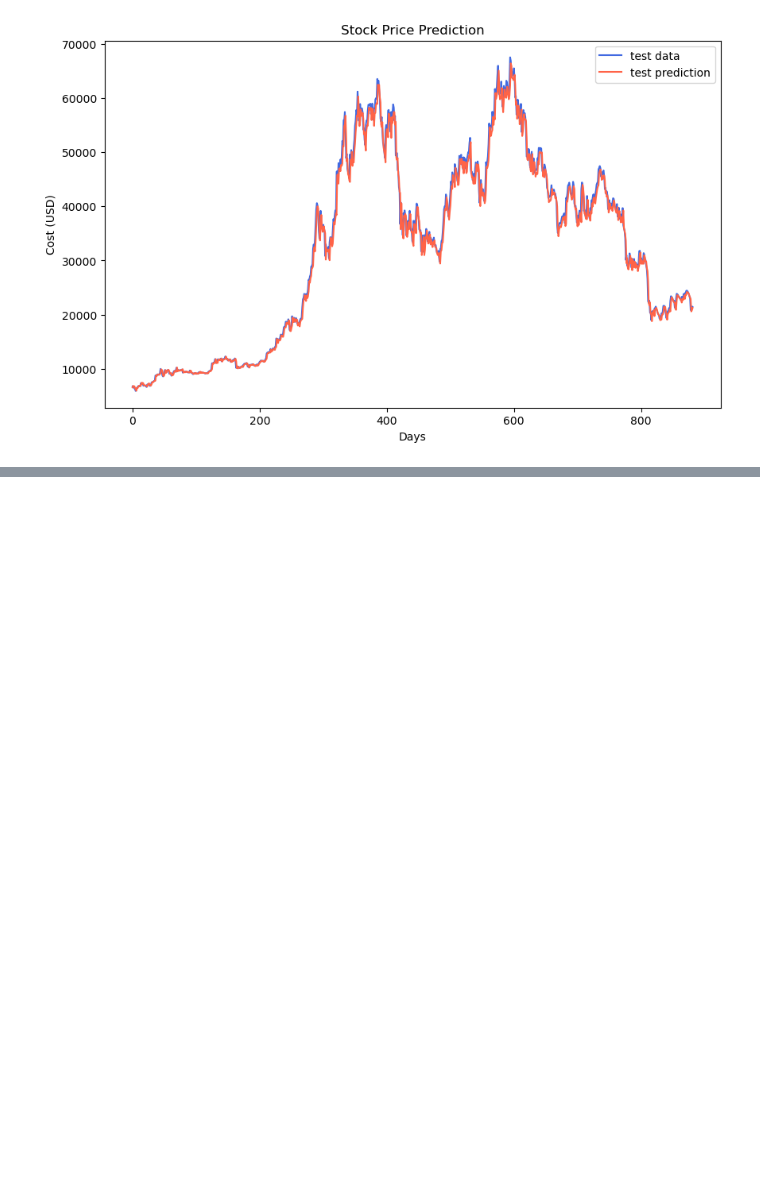
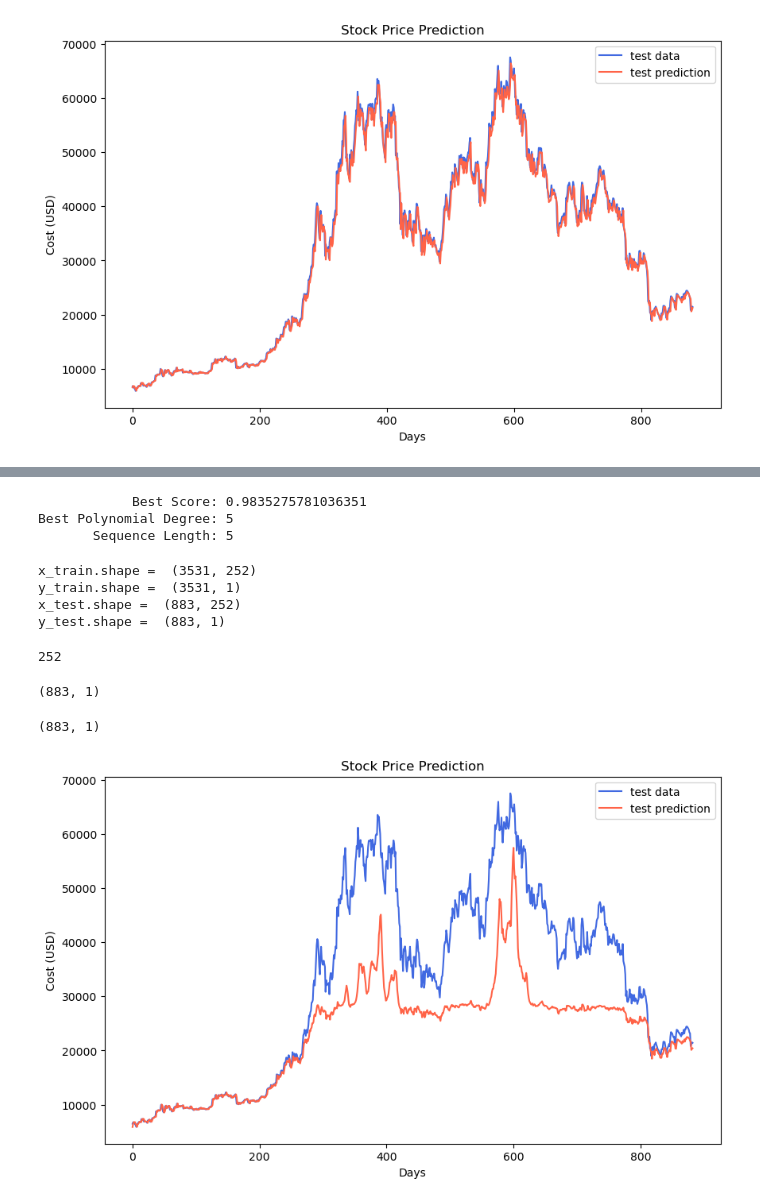
Before and after one commit to ethanchang34/crypto-forecast, a Jupyter notebook: ablation_study_figures.ipynb, the cells around one changed output, grey strips where cells are left out. Drawn from its saved outputs; the diff is of its cells as text; code cells hidden in the pictures; blank space fills up the shorter version.

```diff
--- a/ablation_study_figures.ipynb
+++ b/ablation_study_figures.ipynb
@@ -179,0 +287,20 @@ plt.savefig('figures/svr/test_prediction.png')
+# %%
+best_score = -1*np.inf
+best_lr = None
+best_len = 0
+best_degree = 0
+
+for i in range(len(sequence_len)):
+    for j in range(len(poly_degree)):
+        seq_len = sequence_len[i]
+        poly_deg = poly_degree[j]
+        model = lr_grid_search[len(poly_degree)*i+j]
+        score = model.best_score_
+        print('Best LR Model for Sequence Length:', seq_len)
+        print('                Polynomial Degree:', poly_deg)
+        print('                            Score:', score)
+        if score > best_score:
+            best_score = score
+            best_lr = model
+            best_len = seq_len
+            best_degree = poly_deg
@@ -179,0 +325,40 @@ plt.savefig('figures/svr/test_prediction.png')
+# %%
+print('            Best Score:', best_score)
+print('Best Polynomial Degree:', best_degree)
+print('       Sequence Length:', best_len)
+# %% [output]
+            Best Score: 0.9835275781036351
+Best Polynomial Degree: 5
+       Sequence Length: 5
+# %%
+x_train,y_train,x_test,y_test = get_train_test_data(price, best_len, poly_degree=best_degree)
+# %% [output]
+x_train.shape =  (3531, 252)
+y_train.shape =  (3531, 1)
+x_test.shape =  (883, 252)
+y_test.shape =  (883, 1)
+# %%
+best_lr.n_features_in_
+# %% [output]
+252
+# %%
+y_test_pred = best_lr.predict(x_test)
+# %%
+y_test.shape
+# %% [output]
+(883, 1)
+# %%
+y_test_pred.reshape(-1,1).shape
+# %% [output]
+(883, 1)
+# %%
+fig = plt.figure(figsize=(10,6))
+plt.plot(scaler.inverse_transform(y_test), color='royalblue', label='test data')
+plt.plot(scaler.inverse_transform(y_test_pred.reshape(-1,1)), color='tomato', label='test prediction')
+plt.title('Stock Price Prediction')
+plt.ylabel('Cost (USD)')
+plt.xlabel('Days')
+plt.legend()
+plt.savefig('figures/lr/test_prediction.png')
+# %% [output]
+[figure, added]
```
Also changed, not shown: parts of 11 cells of this notebook, 26 other files.
